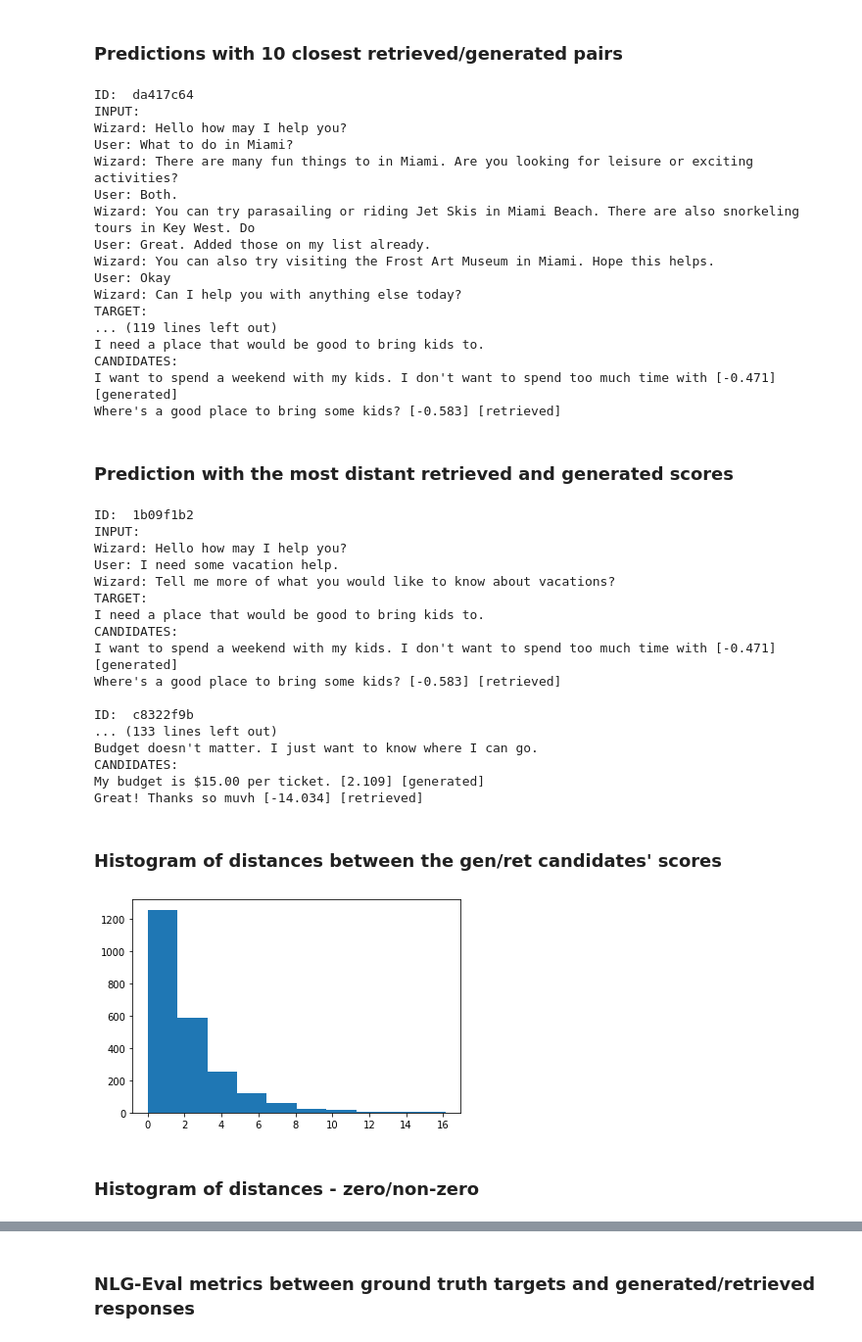
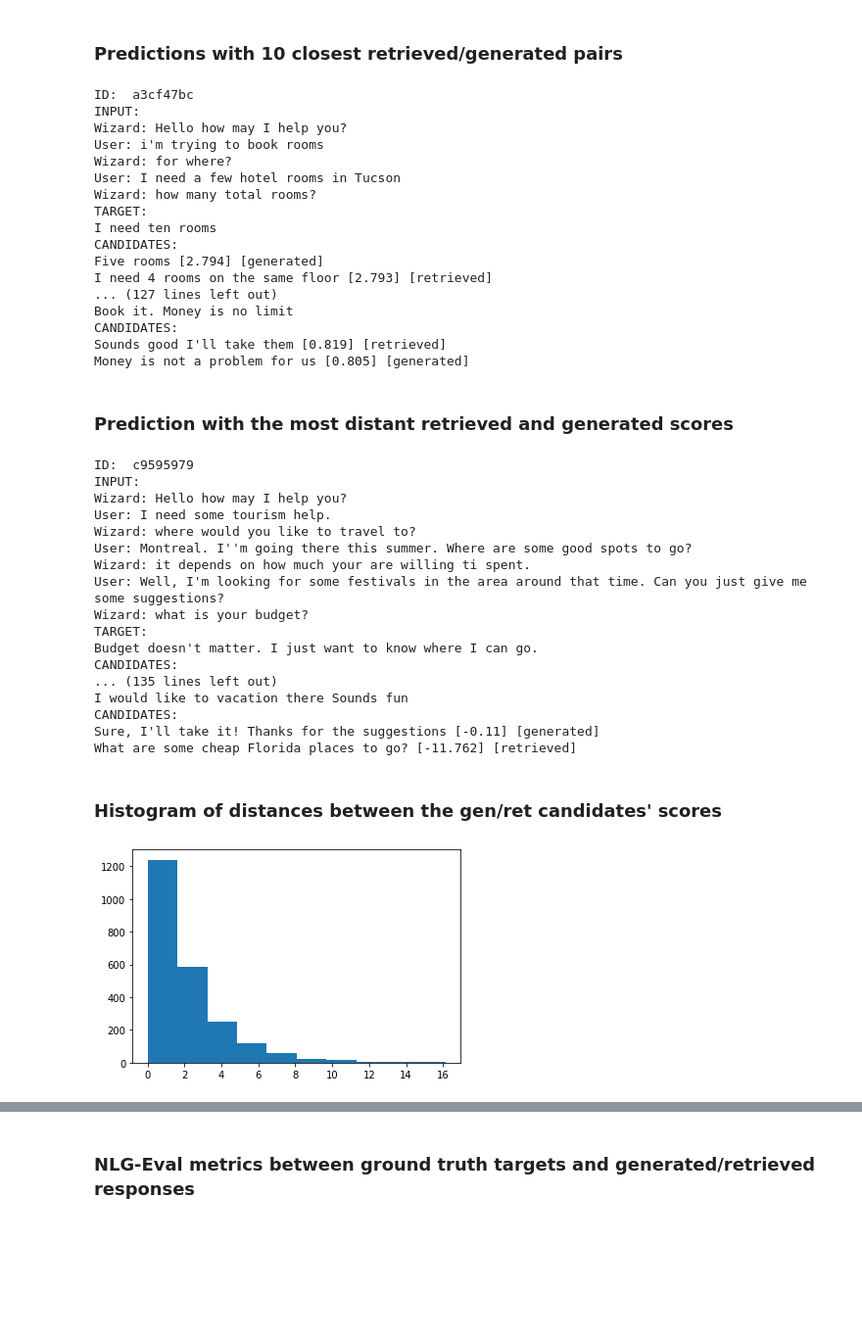
Before and after one commit to ishalyminov/GRTr, a Jupyter notebook: looking_at_grtr_predictions.ipynb, the cells around one changed output, grey strips where cells are left out. Shown at 98% size. Saved outputs shown, nothing was run; the diff lists cells and outputs as text; code cells hidden in the pictures; blank space fills up the shorter version.

Commit message:
looking-a ipynb fixed

```diff
--- a/looking_at_grtr_predictions.ipynb
+++ b/looking_at_grtr_predictions.ipynb
@@ -58,0 +45,6 @@ min_max_preds = get_min_max_candidates(log, distances)
+# %%
+log = logs[0]
+distances = get_candidate_distances(log)
+non_zero_dist_preds = [(pred, dist) for pred, dist in zip(log, distances) if 1e-7 < abs(dist)]
+min_max_preds = get_min_max_candidates(non_zero_dist_preds)
+non_zero_distances = [dist for _, dist in non_zero_dist_preds]
@@ -60,58 +66,56 @@ min_max_preds = get_min_max_candidates(log, distances)
 ### Predictions with 10 closest retrieved/generated pairs
 # %%
 min_preds = min_max_preds['min']
-for _, pred in min_preds:
+for pred, _ in min_preds:
     print_prediction(pred)
     print('')
 # %% [output]
-ID:  da417c64
+ID:  a3cf47bc
 INPUT:
 Wizard: Hello how may I help you?
-User: What to do in Miami?
-Wizard: There are many fun things to in Miami. Are you looking for leisure or exciting activities?
-User: Both.
-Wizard: You can try parasailing or riding Jet Skis in Miami Beach. There are also snorkeling tours in Key West. Do
-User: Great. Added those on my list already.
-Wizard: You can also try visiting the Frost Art Museum in Miami. Hope this helps.
-User: Okay
-Wizard: Can I help you with anything else today?
+User: i'm trying to book rooms
+Wizard: for where?
+User: I need a few hotel rooms in Tucson
+Wizard: how many total rooms?
 TARGET:
-... (119 lines left out)
-I need a place that would be good to bring kids to.
+I need ten rooms
 CANDIDATES:
-I want to spend a weekend with my kids. I don't want to spend too much time with [-0.471] [generated]
-Where's a good place to bring some kids? [-0.583] [retrieved]
+Five rooms [2.794] [generated]
+I need 4 rooms on the same floor [2.793] [retrieved]
+... (127 lines left out)
+Book it. Money is no limit
+CANDIDATES:
+Sounds good I'll take them [0.819] [retrieved]
+Money is not a problem for us [0.805] [generated]
 # %% [markdown]
 ### Prediction with the most distant retrieved and generated scores
 # %%
 max_preds = min_max_preds['max']
-for _, pred in max_preds:
+for pred, _ in max_preds:
     print_prediction(pred)
     print('')
 # %% [output]
-ID:  1b09f1b2
+ID:  c9595979
 INPUT:
 Wizard: Hello how may I help you?
-User: I need some vacation help.
-Wizard: Tell me more of what you would like to know about vacations?
+User: I need some tourism help.
+Wizard: where would you like to travel to?
+User: Montreal. I''m going there this summer. Where are some good spots to go?
+Wizard: it depends on how much your are willing ti spent.
+User: Well, I'm looking for some festivals in the area around that time. Can you just give me some suggestions?
+Wizard: what is your budget?
 TARGET:
-I need a place that would be good to bring kids to.
-CANDIDATES:
-I want to spend a weekend with my kids. I don't want to spend too much time with [-0.471] [generated]
-Where's a good place to bring some kids? [-0.583] [retrieved]
-
-ID:  c8322f9b
-... (133 lines left out)
 Budget doesn't matter. I just want to know where I can go.
 CANDIDATES:
-My budget is $15.00 per ticket. [2.109] [generated]
-Great! Thanks so muvh [-14.034] [retrieved]
+... (135 lines left out)
+I would like to vacation there Sounds fun
+CANDIDATES:
+Sure, I'll take it! Thanks for the suggestions [-0.11] [generated]
+What are some cheap Florida places to go? [-11.762] [retrieved]
 # %% [markdown]
 ### Histogram of distances between the gen/ret candidates' scores
 # %%
-plt.hist(distances, bins=10)
+plt.hist(non_zero_distances, bins=10)
 plt.show()
 # %% [output]
-[figure, old version]
+[figure, new version]
-# %% [markdown]
-### Histogram of distances - zero/non-zero
```
Also changed, not shown: parts of 29 cells of this notebook.
